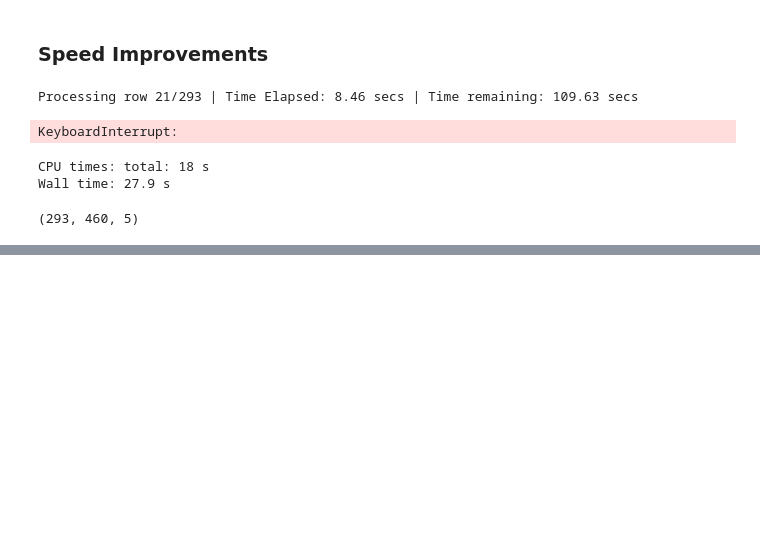
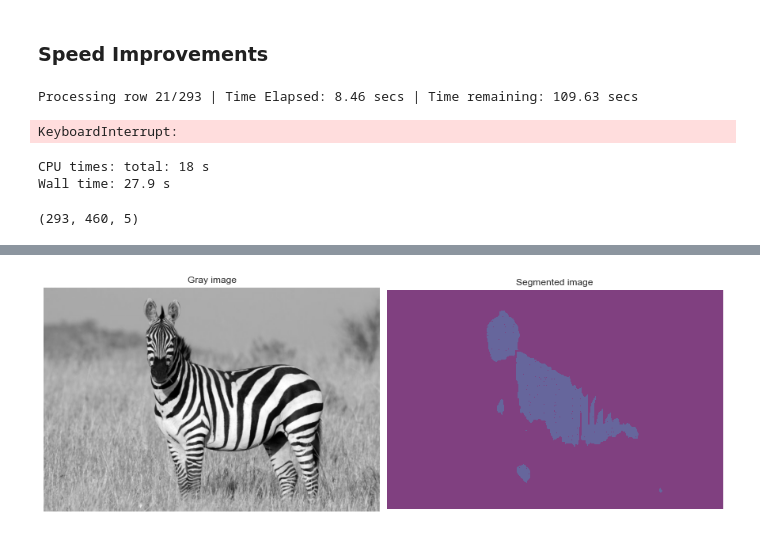
Before and after one commit to Gholamrezadar/CV_HW4, a Jupyter notebook: Question_1.ipynb, the cells around one changed output, grey strips where cells are left out. Drawn from its saved outputs; the diff is of its cells as text; code cells hidden in the pictures; blank space fills up the shorter version.

```diff
--- a/Question_1.ipynb
+++ b/Question_1.ipynb
@@ -345,0 +383,4 @@ plt.show()
+# %%
+segment_image_glcm(img1_gray, levels=30, patch_size=21, n_features=6, random_state=2, debug=True)
+# %% [output]
+[figure, added]
```
Also changed, not shown: parts of 12 cells of this notebook.
